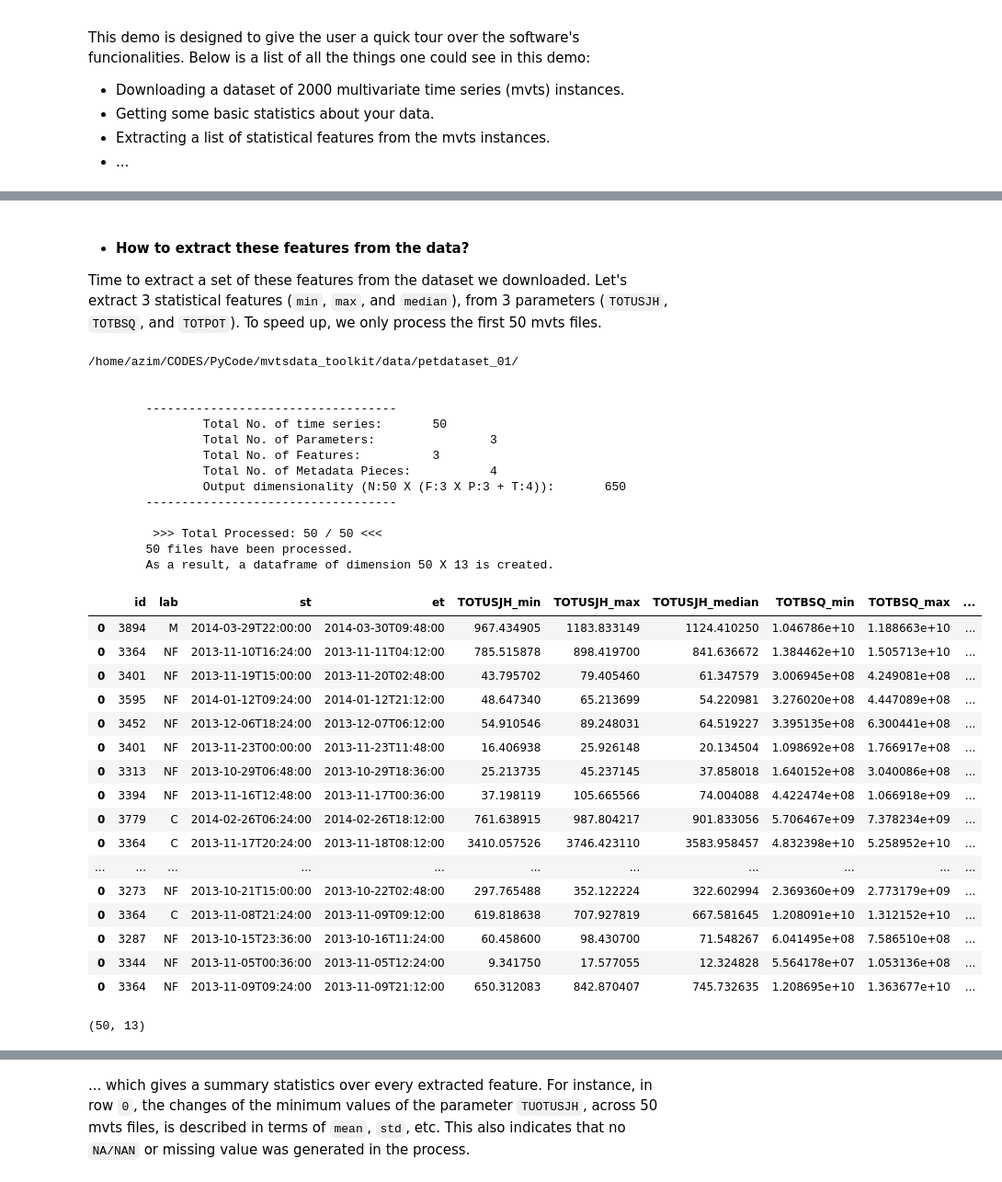
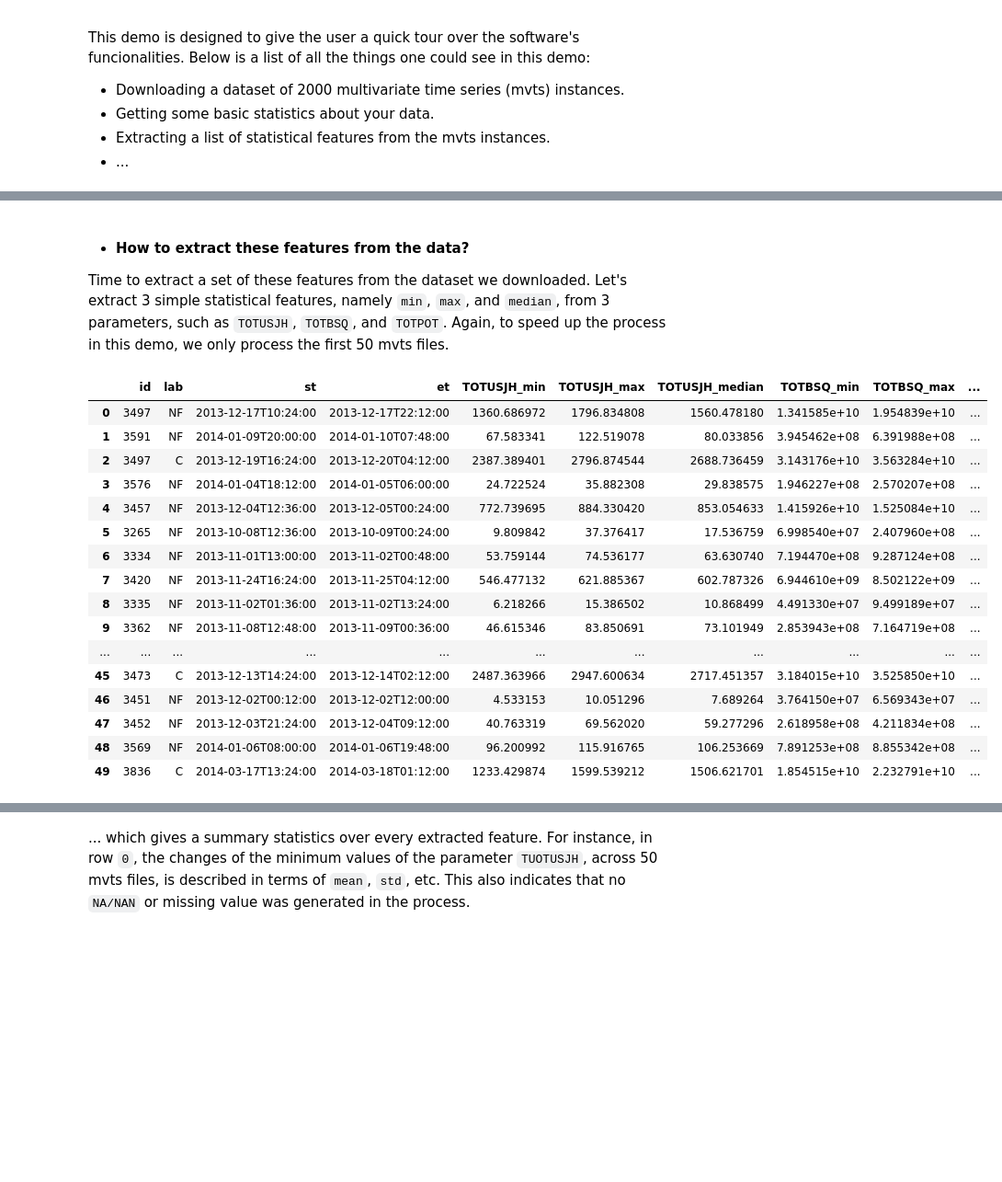
Before and after one commit to AzimAhmadzadeh/mvtsdata_toolkit, a Jupyter notebook: demo.ipynb, the cells around one changed output, grey strips where cells are left out. Shown: that part at 92% size. Drawn from its saved outputs; the diff is of its cells as text; code cells hidden in the pictures; blank space fills up the shorter version.

```diff
--- a/demo.ipynb
+++ b/demo.ipynb
@@ -105,49 +150,29 @@ FILE
 # %% [markdown]
 - #### How to extract these features from the data?
 
-Time to extract a set of these features from the dataset we downloaded. Let's extract 3 statistical features (`min`, `max`, and `median`), from 3 parameters (`TOTUSJH`, `TOTBSQ`, and `TOTPOT`). To speed up, we only process the first 50 mvts files.
+Time to extract a set of these features from the dataset we downloaded. Let's extract 3 simple statistical features, namely `min`, `max`, and `median`, from 3 parameters, such as `TOTUSJH`, `TOTBSQ`, and `TOTPOT`. Again, to speed up the process in this demo, we only process the first 50 mvts files.
 # %%
 from features.feature_extractor import FeatureExtractor
 
 fe = FeatureExtractor(path_to_config)
-fe.do_extraction(parameters_list=['TOTUSJH', 'TOTBSQ', 'TOTPOT'],
-                 statistical_features_list=['get_min', 'get_max', 'get_median'],
-                 first_k= 50)
+fe.do_extraction(features_name=['get_min', 'get_max', 'get_median'],
+                 params_name=['TOTUSJH', 'TOTBSQ', 'TOTPOT'], first_k=50)
 fe.df_all_features
 # %% [output]
-/home/azim/CODES/PyCode/mvtsdata_toolkit/data/petdataset_01/
-
-
-        -----------------------------------
-                Total No. of time series:       50
-                Total No. of Parameters:                3
-                Total No. of Features:          3
-                Total No. of Metadata Pieces:           4
-                Output dimensionality (N:50 X (F:3 X P:3 + T:4)):       650
-        -----------------------------------
-
-         >>> Total Processed: 50 / 50 <<<
-        50 files have been processed.
-        As a result, a dataframe of dimension 50 X 13 is created.
 |  | id | lab | st | et | TOTUSJH_min | TOTUSJH_max | TOTUSJH_median | TOTBSQ_min | TOTBSQ_max | ... |
-| 0 | 3894 | M | 2014-03-29T22:00:00 | 2014-03-30T09:48:00 | 967.434905 | 1183.833149 | 1124.410250 | 1.046786e+10 | 1.188663e+10 | ... |
-| 0 | 3364 | NF | 2013-11-10T16:24:00 | 2013-11-11T04:12:00 | 785.515878 | 898.419700 | 841.636672 | 1.384462e+10 | 1.505713e+10 | ... |
-| 0 | 3401 | NF | 2013-11-19T15:00:00 | 2013-11-20T02:48:00 | 43.795702 | 79.405460 | 61.347579 | 3.006945e+08 | 4.249081e+08 | ... |
-| 0 | 3595 | NF | 2014-01-12T09:24:00 | 2014-01-12T21:12:00 | 48.647340 | 65.213699 | 54.220981 | 3.276020e+08 | 4.447089e+08 | ... |
-| 0 | 3452 | NF | 2013-12-06T18:24:00 | 2013-12-07T06:12:00 | 54.910546 | 89.248031 | 64.519227 | 3.395135e+08 | 6.300441e+08 | ... |
-| 0 | 3401 | NF | 2013-11-23T00:00:00 | 2013-11-23T11:48:00 | 16.406938 | 25.926148 | 20.134504 | 1.098692e+08 | 1.766917e+08 | ... |
-| 0 | 3313 | NF | 2013-10-29T06:48:00 | 2013-10-29T18:36:00 | 25.213735 | 45.237145 | 37.858018 | 1.640152e+08 | 3.040086e+08 | ... |
-| 0 | 3394 | NF | 2013-11-16T12:48:00 | 2013-11-17T00:36:00 | 37.198119 | 105.665566 | 74.004088 | 4.422474e+08 | 1.066918e+09 | ... |
-| 0 | 3779 | C | 2014-02-26T06:24:00 | 2014-02-26T18:12:00 | 761.638915 | 987.804217 | 901.833056 | 5.706467e+09 | 7.378234e+09 | ... |
-| 0 | 3364 | C | 2013-11-17T20:24:00 | 2013-11-18T08:12:00 | 3410.057526 | 3746.423110 | 3583.958457 | 4.832398e+10 | 5.258952e+10 | ... |
+| 0 | 3497 | NF | 2013-12-17T10:24:00 | 2013-12-17T22:12:00 | 1360.686972 | 1796.834808 | 1560.478180 | 1.341585e+10 | 1.954839e+10 | ... |
+| 1 | 3591 | NF | 2014-01-09T20:00:00 | 2014-01-10T07:48:00 | 67.583341 | 122.519078 | 80.033856 | 3.945462e+08 | 6.391988e+08 | ... |
+| 2 | 3497 | C | 2013-12-19T16:24:00 | 2013-12-20T04:12:00 | 2387.389401 | 2796.874544 | 2688.736459 | 3.143176e+10 | 3.563284e+10 | ... |
+| 3 | 3576 | NF | 2014-01-04T18:12:00 | 2014-01-05T06:00:00 | 24.722524 | 35.882308 | 29.838575 | 1.946227e+08 | 2.570207e+08 | ... |
+| 4 | 3457 | NF | 2013-12-04T12:36:00 | 2013-12-05T00:24:00 | 772.739695 | 884.330420 | 853.054633 | 1.415926e+10 | 1.525084e+10 | ... |
+| 5 | 3265 | NF | 2013-10-08T12:36:00 | 2013-10-09T00:24:00 | 9.809842 | 37.376417 | 17.536759 | 6.998540e+07 | 2.407960e+08 | ... |
+| 6 | 3334 | NF | 2013-11-01T13:00:00 | 2013-11-02T00:48:00 | 53.759144 | 74.536177 | 63.630740 | 7.194470e+08 | 9.287124e+08 | ... |
+| 7 | 3420 | NF | 2013-11-24T16:24:00 | 2013-11-25T04:12:00 | 546.477132 | 621.885367 | 602.787326 | 6.944610e+09 | 8.502122e+09 | ... |
+| 8 | 3335 | NF | 2013-11-02T01:36:00 | 2013-11-02T13:24:00 | 6.218266 | 15.386502 | 10.868499 | 4.491330e+07 | 9.499189e+07 | ... |
+| 9 | 3362 | NF | 2013-11-08T12:48:00 | 2013-11-09T00:36:00 | 46.615346 | 83.850691 | 73.101949 | 2.853943e+08 | 7.164719e+08 | ... |
 | ... | ... | ... | ... | ... | ... | ... | ... | ... | ... | ... |
-| 0 | 3273 | NF | 2013-10-21T15:00:00 | 2013-10-22T02:48:00 | 297.765488 | 352.122224 | 322.602994 | 2.369360e+09 | 2.773179e+09 | ... |
-| 0 | 3364 | C | 2013-11-08T21:24:00 | 2013-11-09T09:12:00 | 619.818638 | 707.927819 | 667.581645 | 1.208091e+10 | 1.312152e+10 | ... |
-| 0 | 3287 | NF | 2013-10-15T23:36:00 | 2013-10-16T11:24:00 | 60.458600 | 98.430700 | 71.548267 | 6.041495e+08 | 7.586510e+08 | ... |
-| 0 | 3344 | NF | 2013-11-05T00:36:00 | 2013-11-05T12:24:00 | 9.341750 | 17.577055 | 12.324828 | 5.564178e+07 | 1.053136e+08 | ... |
-| 0 | 3364 | NF | 2013-11-09T09:24:00 | 2013-11-09T21:12:00 | 650.312083 | 842.870407 | 745.732635 | 1.208695e+10 | 1.363677e+10 | ... |
+| 45 | 3473 | C | 2013-12-13T14:24:00 | 2013-12-14T02:12:00 | 2487.363966 | 2947.600634 | 2717.451357 | 3.184015e+10 | 3.525850e+10 | ... |
+| 46 | 3451 | NF | 2013-12-02T00:12:00 | 2013-12-02T12:00:00 | 4.533153 | 10.051296 | 7.689264 | 3.764150e+07 | 6.569343e+07 | ... |
+| 47 | 3452 | NF | 2013-12-03T21:24:00 | 2013-12-04T09:12:00 | 40.763319 | 69.562020 | 59.277296 | 2.618958e+08 | 4.211834e+08 | ... |
+| 48 | 3569 | NF | 2014-01-06T08:00:00 | 2014-01-06T19:48:00 | 96.200992 | 115.916765 | 106.253669 | 7.891253e+08 | 8.855342e+08 | ... |
+| 49 | 3836 | C | 2014-03-17T13:24:00 | 2014-03-18T01:12:00 | 1233.429874 | 1599.539212 | 1506.621701 | 1.854515e+10 | 2.232791e+10 | ... |
-# %%
-extracted_features = fe.df_all_features
-extracted_features.shape
-# %% [output]
-(50, 13)
```
Also changed, not shown: parts of 30 cells of this notebook, 5 other files.
